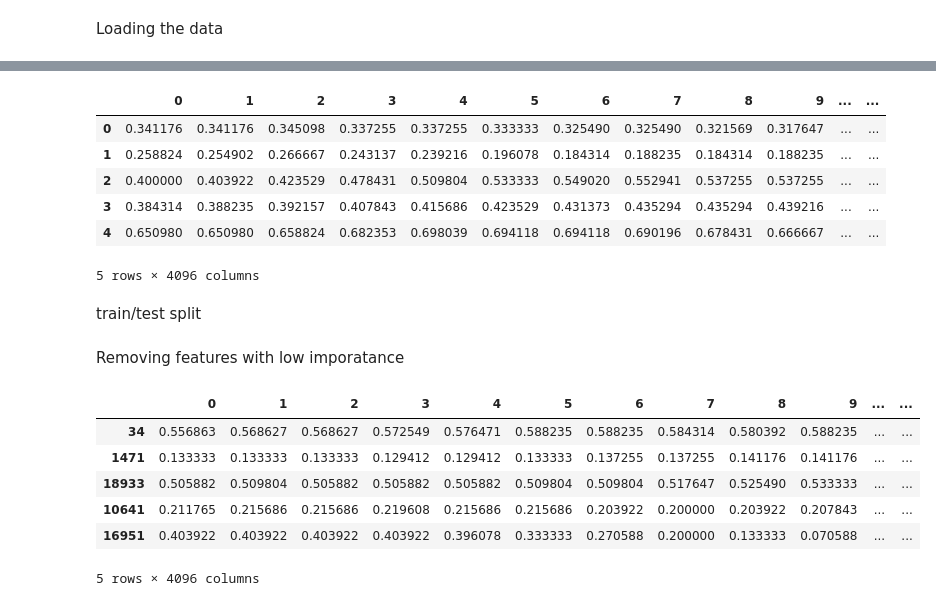
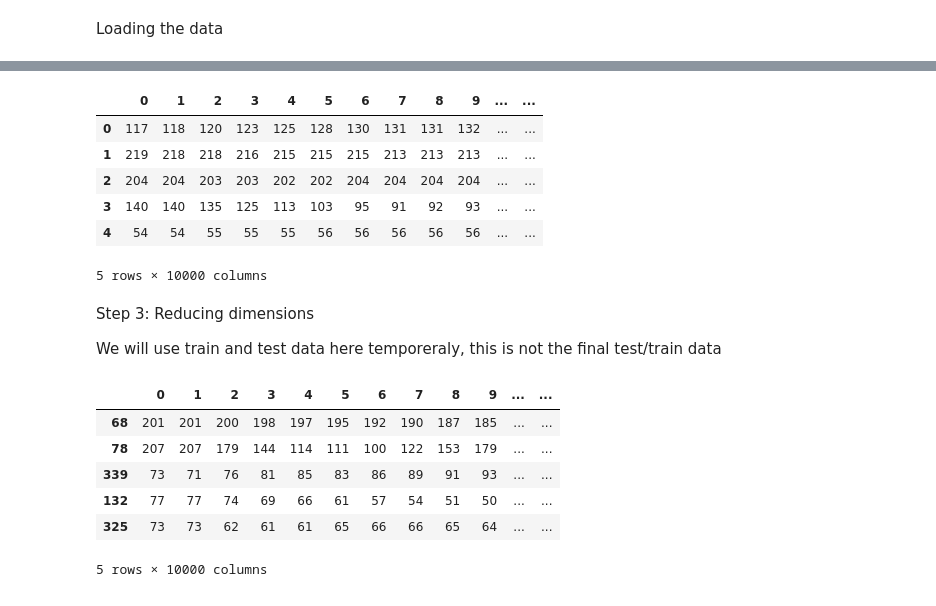
Before and after one commit to zivm20/Final-project-semester-2, a Jupyter notebook: cats_vs_dogs.ipynb, the cells around one changed output, grey strips where cells are left out. Drawn from its saved outputs; the diff is of its cells as text; code cells hidden in the pictures.

```diff
--- a/cats_vs_dogs.ipynb
+++ b/cats_vs_dogs.ipynb
@@ -72,16 +148,0 @@ def erode_img(Data,matrix=None, iterations=0):
-# %%
-def blur_img(Data,matrix=None,sigmaX=0):
-    newData = []
-    if sigmaX > 0:
-        for i in range(len(Data)):
-            newData.append(cv2.GaussianBlur(Data[i],matrix,sigmaX))
-        return newData
-    return Data
-# %%
-def dilate_img(Data,matrix=None, iterations=0):
-    newData = []
-    if iterations > 0:
-        for i in range(len(Data)):
-            newData.append(cv2.dilate(Data[i],matrix,iterations=iterations))
-        return newData
-    return Data
@@ -126,19 +218,27 @@ final_data.shape
+# %%
+img_preprocessing = Pipeline([
+    ("blur",blur_img((5,5),9)),
+    ("dilate",dilate_img((1,1),3)),
+    ("erode",erode_img((3,3),6)),
+    ("grayScale",grayScale())
+])
+
+processed_data = np.array(img_preprocessing.fit_transform(data))
 # %%
-df = pd.DataFrame(final_data)
-final_data=None
-grayScaled = None
+df = pd.DataFrame(np.array([a.flatten() for a in processed_data]))
+
 df.head(5)
 # %% [output]
 |  | 0 | 1 | 2 | 3 | 4 | 5 | 6 | 7 | 8 | 9 | ... | ... |
-| 0 | 0.341176 | 0.341176 | 0.345098 | 0.337255 | 0.337255 | 0.333333 | 0.325490 | 0.325490 | 0.321569 | 0.317647 | ... | ... |
-| 1 | 0.258824 | 0.254902 | 0.266667 | 0.243137 | 0.239216 | 0.196078 | 0.184314 | 0.188235 | 0.184314 | 0.188235 | ... | ... |
-| 2 | 0.400000 | 0.403922 | 0.423529 | 0.478431 | 0.509804 | 0.533333 | 0.549020 | 0.552941 | 0.537255 | 0.537255 | ... | ... |
-| 3 | 0.384314 | 0.388235 | 0.392157 | 0.407843 | 0.415686 | 0.423529 | 0.431373 | 0.435294 | 0.435294 | 0.439216 | ... | ... |
-| 4 | 0.650980 | 0.650980 | 0.658824 | 0.682353 | 0.698039 | 0.694118 | 0.694118 | 0.690196 | 0.678431 | 0.666667 | ... | ... |
+| 0 | 117 | 118 | 120 | 123 | 125 | 128 | 130 | 131 | 131 | 132 | ... | ... |
+| 1 | 219 | 218 | 218 | 216 | 215 | 215 | 215 | 213 | 213 | 213 | ... | ... |
+| 2 | 204 | 204 | 203 | 203 | 202 | 202 | 204 | 204 | 204 | 204 | ... | ... |
+| 3 | 140 | 140 | 135 | 125 | 113 | 103 | 95 | 91 | 92 | 93 | ... | ... |
+| 4 | 54 | 54 | 55 | 55 | 55 | 56 | 56 | 56 | 56 | 56 | ... | ... |
-5 rows × 4096 columns
+5 rows × 10000 columns
-# %% [markdown]
-train/test split
+# %% [markdown]
+Step 3: Reducing dimensions
+
+We will use train and test data here temporeraly, this is not the final test/train data
 # %%
 X_train, X_test, y_train, y_test = train_test_split(df, target, test_size=0.2, random_state=randomSeed)
-# %% [markdown]
-Removing features with low imporatance
@@ -180,12 +245,12 @@ X_test_new = X_test
 # %%
-X_train_new.head(5)
+X_train.head(5)
 # %% [output]
 |  | 0 | 1 | 2 | 3 | 4 | 5 | 6 | 7 | 8 | 9 | ... | ... |
-| 34 | 0.556863 | 0.568627 | 0.568627 | 0.572549 | 0.576471 | 0.588235 | 0.588235 | 0.584314 | 0.580392 | 0.588235 | ... | ... |
-| 1471 | 0.133333 | 0.133333 | 0.133333 | 0.129412 | 0.129412 | 0.133333 | 0.137255 | 0.137255 | 0.141176 | 0.141176 | ... | ... |
-| 18933 | 0.505882 | 0.509804 | 0.505882 | 0.505882 | 0.505882 | 0.509804 | 0.509804 | 0.517647 | 0.525490 | 0.533333 | ... | ... |
-| 10641 | 0.211765 | 0.215686 | 0.215686 | 0.219608 | 0.215686 | 0.215686 | 0.203922 | 0.200000 | 0.203922 | 0.207843 | ... | ... |
-| 16951 | 0.403922 | 0.403922 | 0.403922 | 0.403922 | 0.396078 | 0.333333 | 0.270588 | 0.200000 | 0.133333 | 0.070588 | ... | ... |
+| 68 | 201 | 201 | 200 | 198 | 197 | 195 | 192 | 190 | 187 | 185 | ... | ... |
+| 78 | 207 | 207 | 179 | 144 | 114 | 111 | 100 | 122 | 153 | 179 | ... | ... |
+| 339 | 73 | 71 | 76 | 81 | 85 | 83 | 86 | 89 | 91 | 93 | ... | ... |
+| 132 | 77 | 77 | 74 | 69 | 66 | 61 | 57 | 54 | 51 | 50 | ... | ... |
+| 325 | 73 | 73 | 62 | 61 | 61 | 65 | 66 | 66 | 65 | 64 | ... | ... |
-5 rows × 4096 columns
+5 rows × 10000 columns
 # %%
 pca = PCA()
```
Also changed, not shown: parts of 77 cells of this notebook.
